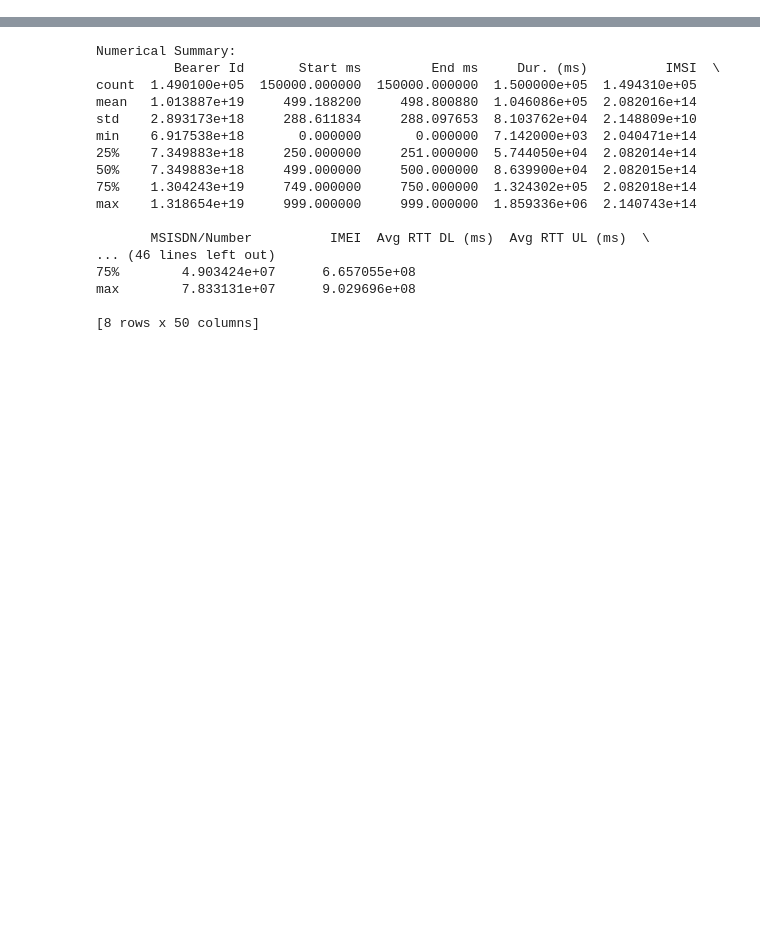
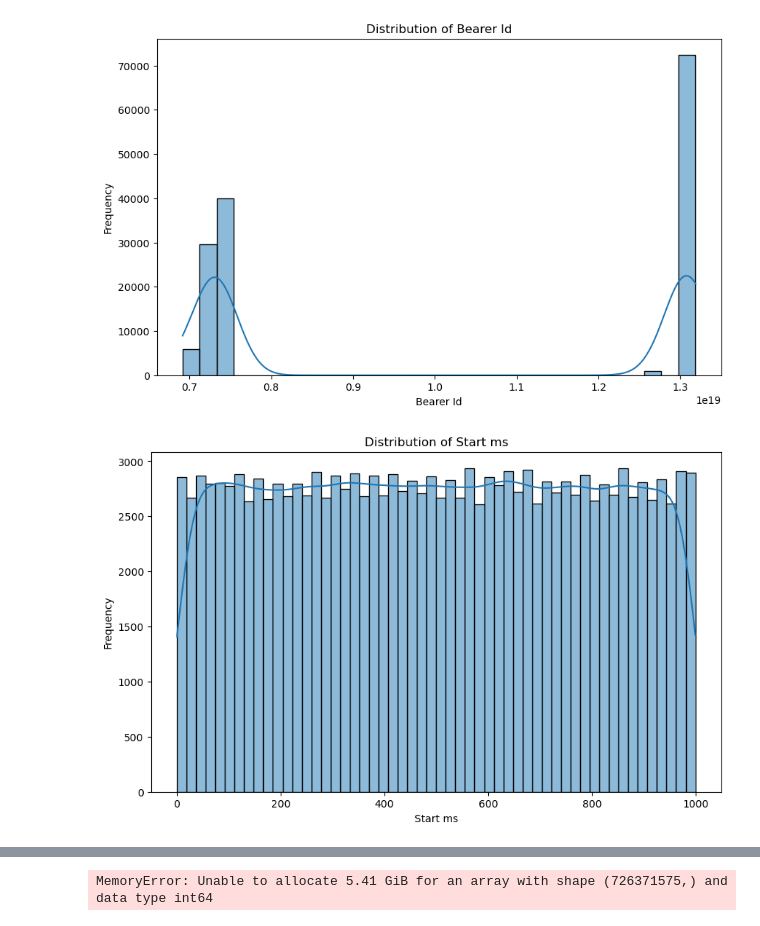
Before and after one commit to tsega19/TellCo-Telecom-Analytics-Dashboard, a Jupyter notebook: notebooks/eda.ipynb, the cells around one changed output, grey strips where cells are left out. Cells and saved outputs as stored; diff of their text form; code cells hidden in the pictures; blank space fills up the shorter version.

```diff
--- a/notebooks/eda.ipynb
+++ b/notebooks/eda.ipynb
@@ -62,0 +16,6 @@ Data columns (total 55 columns):
+# %%
+# Load and prepare data
+query = """
+SELECT * FROM xdr_data
+"""
+data = load_and_prepare_data(query)
@@ -63,3 +101,5 @@ Data columns (total 55 columns):
 # %%
-numerical_summary(data)
+graphical_univariate_analysis(data)
 # %% [output]
+[figure, added]
+[figure, added]
@@ -66,17 +109 @@ numerical_summary(data)
-Numerical Summary:
-          Bearer Id       Start ms         End ms     Dur. (ms)          IMSI  \
-count  1.490100e+05  150000.000000  150000.000000  1.500000e+05  1.494310e+05
-mean   1.013887e+19     499.188200     498.800880  1.046086e+05  2.082016e+14
-std    2.893173e+18     288.611834     288.097653  8.103762e+04  2.148809e+10
-min    6.917538e+18       0.000000       0.000000  7.142000e+03  2.040471e+14
-25%    7.349883e+18     250.000000     251.000000  5.744050e+04  2.082014e+14
-50%    7.349883e+18     499.000000     500.000000  8.639900e+04  2.082015e+14
-75%    1.304243e+19     749.000000     750.000000  1.324302e+05  2.082018e+14
-max    1.318654e+19     999.000000     999.000000  1.859336e+06  2.140743e+14
-
-       MSISDN/Number          IMEI  Avg RTT DL (ms)  Avg RTT UL (ms)  \
-... (46 lines left out)
-75%        4.903424e+07      6.657055e+08
-max        7.833131e+07      9.029696e+08
-
-[8 rows x 50 columns]
+MemoryError: Unable to allocate 5.41 GiB for an array with shape (726371575,) and data type int64
```
Also changed, not shown: parts of 15 cells of this notebook, 15 other files.
